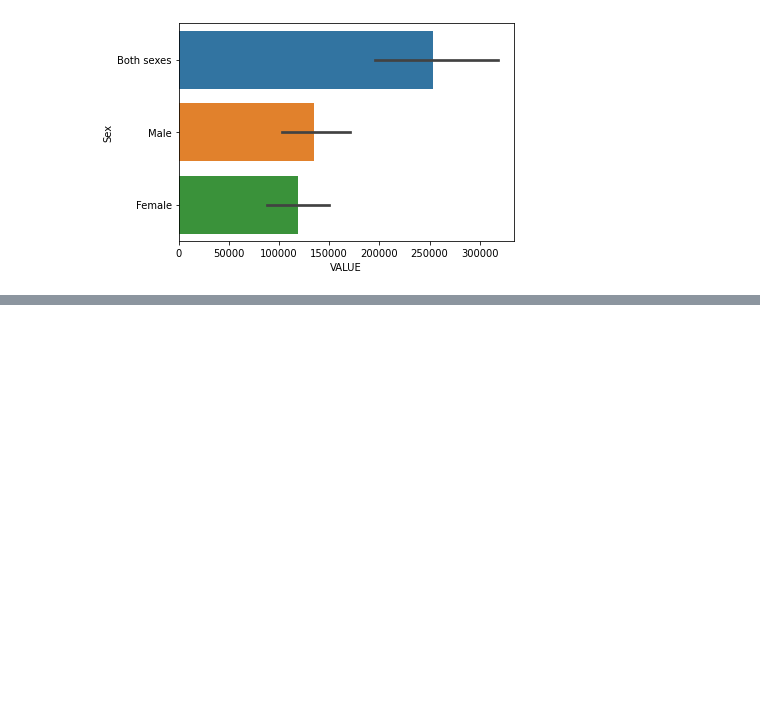
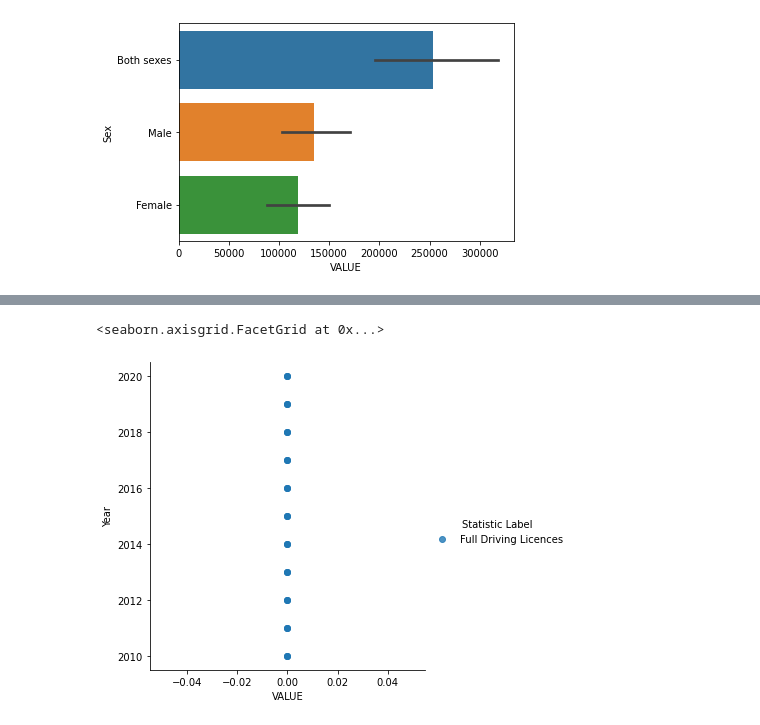
Before and after one commit to hartyl1/UCDPA_harty, a Jupyter notebook: Copy_of_Copy_of_Untitled12.ipynb, the cells around one changed output, grey strips where cells are left out. Drawn from its saved outputs; the diff is of its cells as text; code cells hidden in the pictures; blank space fills up the shorter version.

```diff
--- a/Copy_of_Copy_of_Untitled12.ipynb
+++ b/Copy_of_Copy_of_Untitled12.ipynb
@@ -542,0 +581,5 @@ sns.barplot(data=Driving_Licenses, y='Sex', x='VALUE',)
+# %%
+sns.lmplot(data = Driving_Licenses, x ='VALUE', y='Year', hue ='Statistic Label')
+# %% [output]
+<seaborn.axisgrid.FacetGrid at 0x...>
+[figure, added]
```
Also changed, not shown: parts of 10 cells of this notebook.
